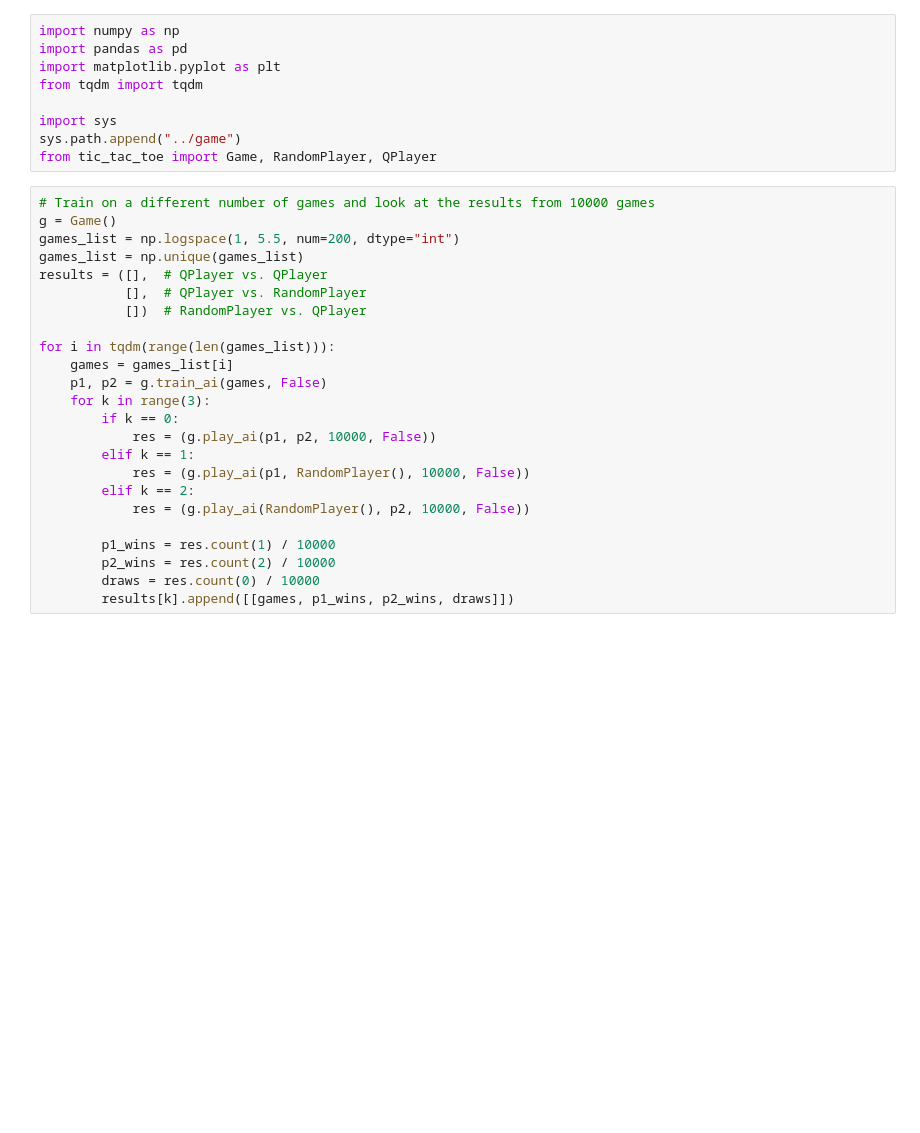
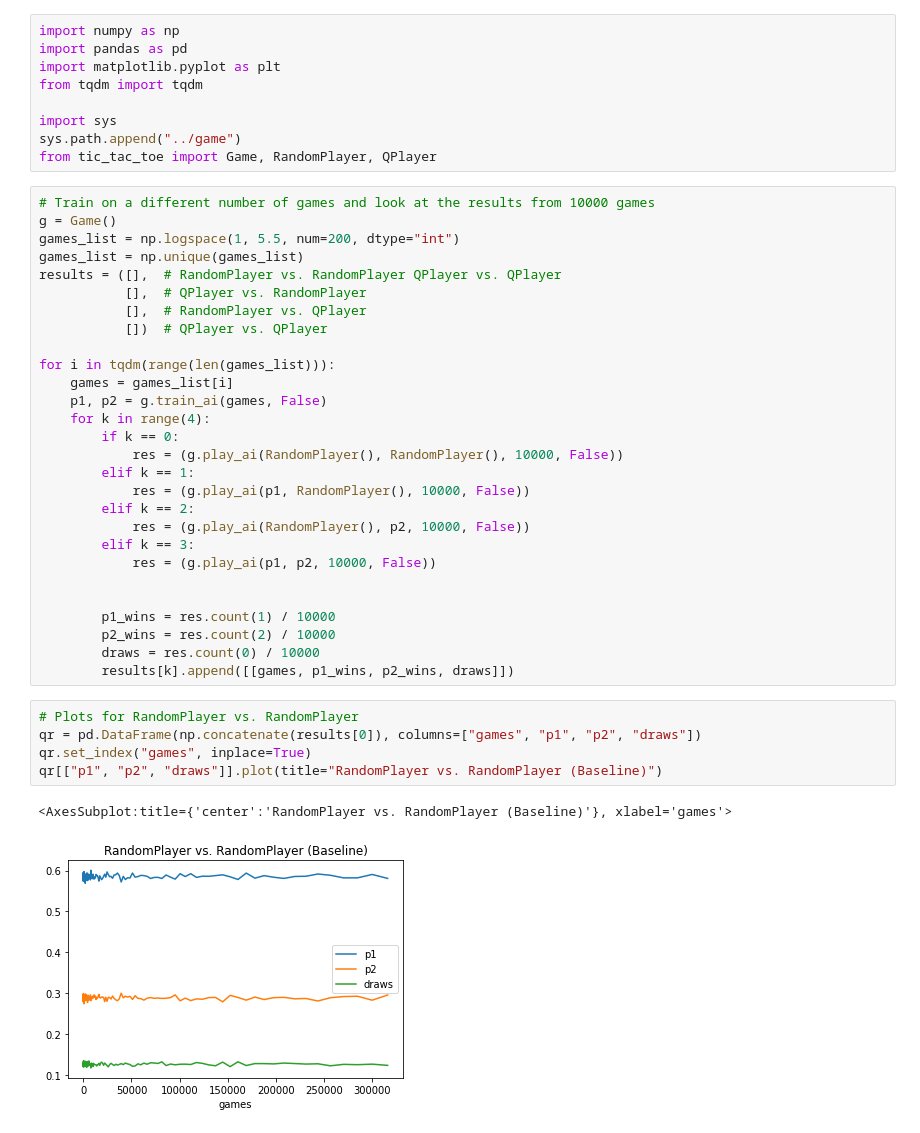
Before and after one commit to hoverslam/tic-tac-toe, a Jupyter notebook: stats/experiments.ipynb, the cells around one changed output. Cells and saved outputs as stored; diff of their text form; blank space fills up the shorter version.

Commit message:
add baseline to statistics

```diff
--- a/stats/experiments.ipynb
+++ b/stats/experiments.ipynb
@@ -12,25 +12,37 @@ from tic_tac_toe import Game, RandomPlayer, QPlayer
 g = Game()
 games_list = np.logspace(1, 5.5, num=200, dtype="int")
 games_list = np.unique(games_list)
-results = ([],  # QPlayer vs. QPlayer
+results = ([],  # RandomPlayer vs. RandomPlayer QPlayer vs. QPlayer
            [],  # QPlayer vs. RandomPlayer
-           [])  # RandomPlayer vs. QPlayer
+           [],  # RandomPlayer vs. QPlayer
+           [])  # QPlayer vs. QPlayer
 
 for i in tqdm(range(len(games_list))):
     games = games_list[i]
     p1, p2 = g.train_ai(games, False)
-    for k in range(3):
+    for k in range(4):
         if k == 0:
-            res = (g.play_ai(p1, p2, 10000, False))
+            res = (g.play_ai(RandomPlayer(), RandomPlayer(), 10000, False))
         elif k == 1:
             res = (g.play_ai(p1, RandomPlayer(), 10000, False))
         elif k == 2:
             res = (g.play_ai(RandomPlayer(), p2, 10000, False))
+        elif k == 3:
+            res = (g.play_ai(p1, p2, 10000, False))
+
 
         p1_wins = res.count(1) / 10000
         p2_wins = res.count(2) / 10000
         draws = res.count(0) / 10000
         results[k].append([[games, p1_wins, p2_wins, draws]])
+# %%
+# Plots for RandomPlayer vs. RandomPlayer
+qr = pd.DataFrame(np.concatenate(results[0]), columns=["games", "p1", "p2", "draws"])
+qr.set_index("games", inplace=True)
+qr[["p1", "p2", "draws"]].plot(title="RandomPlayer vs. RandomPlayer (Baseline)")
+# %% [output]
+<AxesSubplot:title={'center':'RandomPlayer vs. RandomPlayer (Baseline)'}, xlabel='games'>
+[figure, added]
 # %%
 # Plots for QPlayer vs. RandomPlayer
 qr = pd.DataFrame(np.concatenate(results[1]), columns=["games", "p1", "p2", "draws"])
```
Also changed, not shown: parts of 3 cells of this notebook, 2 other files.
